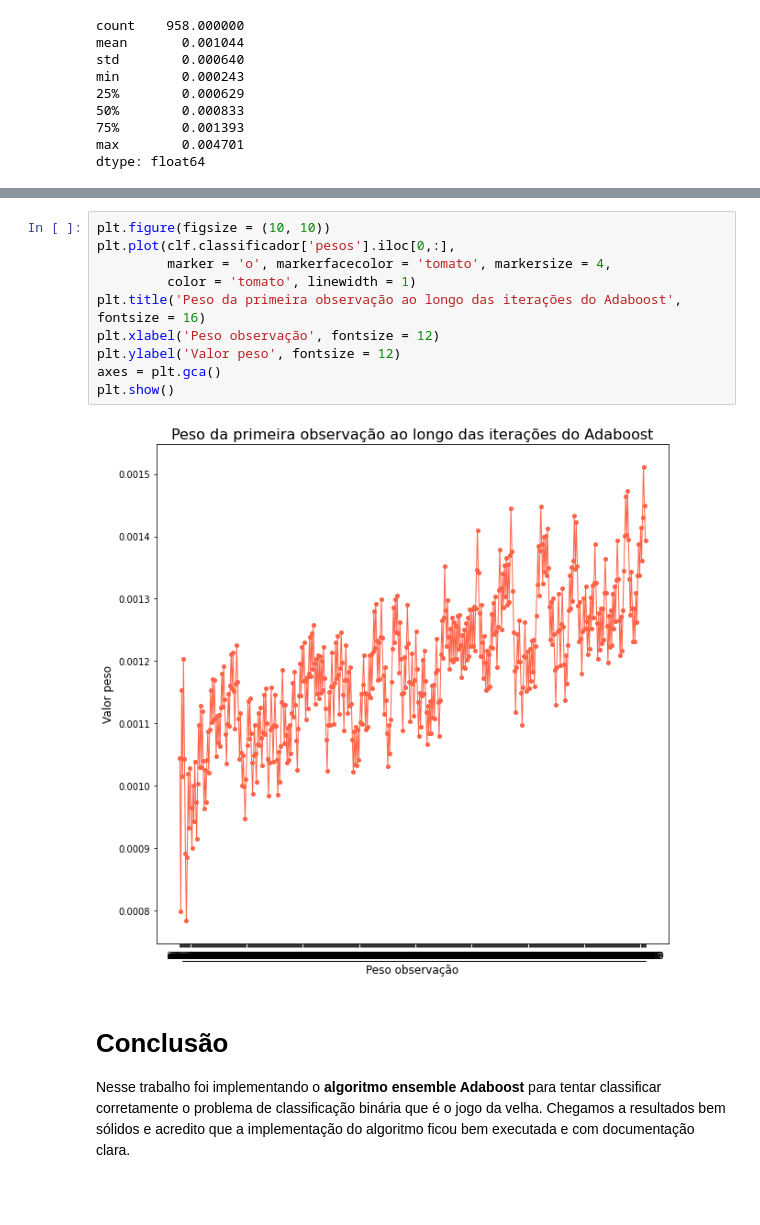
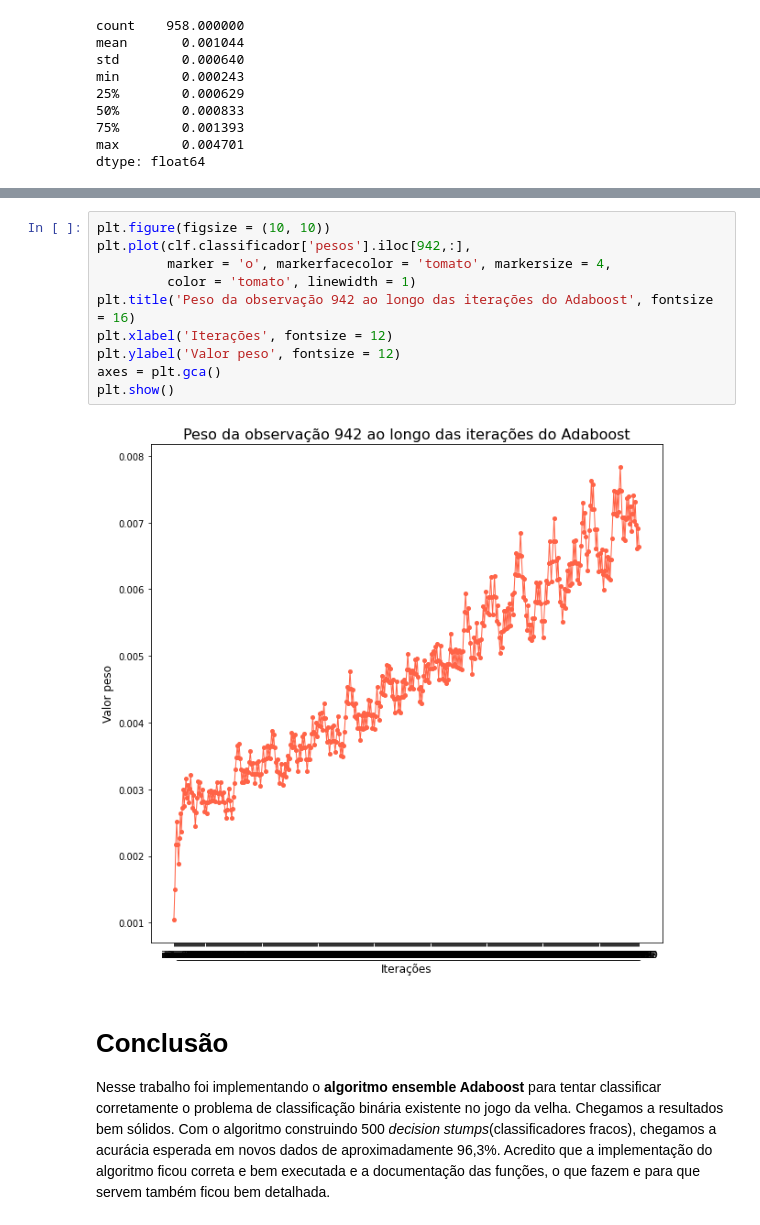
Before and after one commit to gustavohpgodinho/ml_trabalho2, a Jupyter notebook: trabalho2_machine_learning.ipynb, the cells around one changed output, grey strips where cells are left out. Drawn from its saved outputs; the diff is of its cells as text; blank space fills up the shorter version.

```diff
--- a/trabalho2_machine_learning.ipynb
+++ b/trabalho2_machine_learning.ipynb
@@ -477,16 +495,16 @@ Pesos da primeira observação ao longo das iterações. Note que o erro vai cre
 # %%
 plt.figure(figsize = (10, 10))
-plt.plot(clf.classificador['pesos'].iloc[0,:],
+plt.plot(clf.classificador['pesos'].iloc[942,:],
          marker = 'o', markerfacecolor = 'tomato', markersize = 4,
          color = 'tomato', linewidth = 1)
-plt.title('Peso da primeira observação ao longo das iterações do Adaboost', fontsize = 16)
-plt.xlabel('Peso observação', fontsize = 12)
+plt.title('Peso da observação 942 ao longo das iterações do Adaboost', fontsize = 16)
+plt.xlabel('Iterações', fontsize = 12)
 plt.ylabel('Valor peso', fontsize = 12)
 axes = plt.gca()
 plt.show()
 # %% [output]
-[figure, old version]
+[figure, new version]
 # %% [markdown]
 # **Conclusão**
 
-Nesse trabalho foi implementando o **algoritmo ensemble Adaboost** para tentar classificar corretamente o problema de classificação binária que é o jogo da velha. Chegamos a resultados bem sólidos e acredito que a implementação do algoritmo ficou bem executada e com documentação clara.
+Nesse trabalho foi implementando o **algoritmo ensemble Adaboost** para tentar classificar corretamente o problema de classificação binária existente no jogo da velha. Chegamos a resultados bem sólidos. Com o algoritmo construindo 500 *decision stumps*(classificadores fracos), chegamos a acurácia esperada em novos dados de aproximadamente 96,3%. Acredito que a implementação do algoritmo ficou correta e bem executada e a documentação das funções, o que fazem e para que servem também ficou bem detalhada.
```
Also changed, not shown: parts of 14 cells of this notebook.
